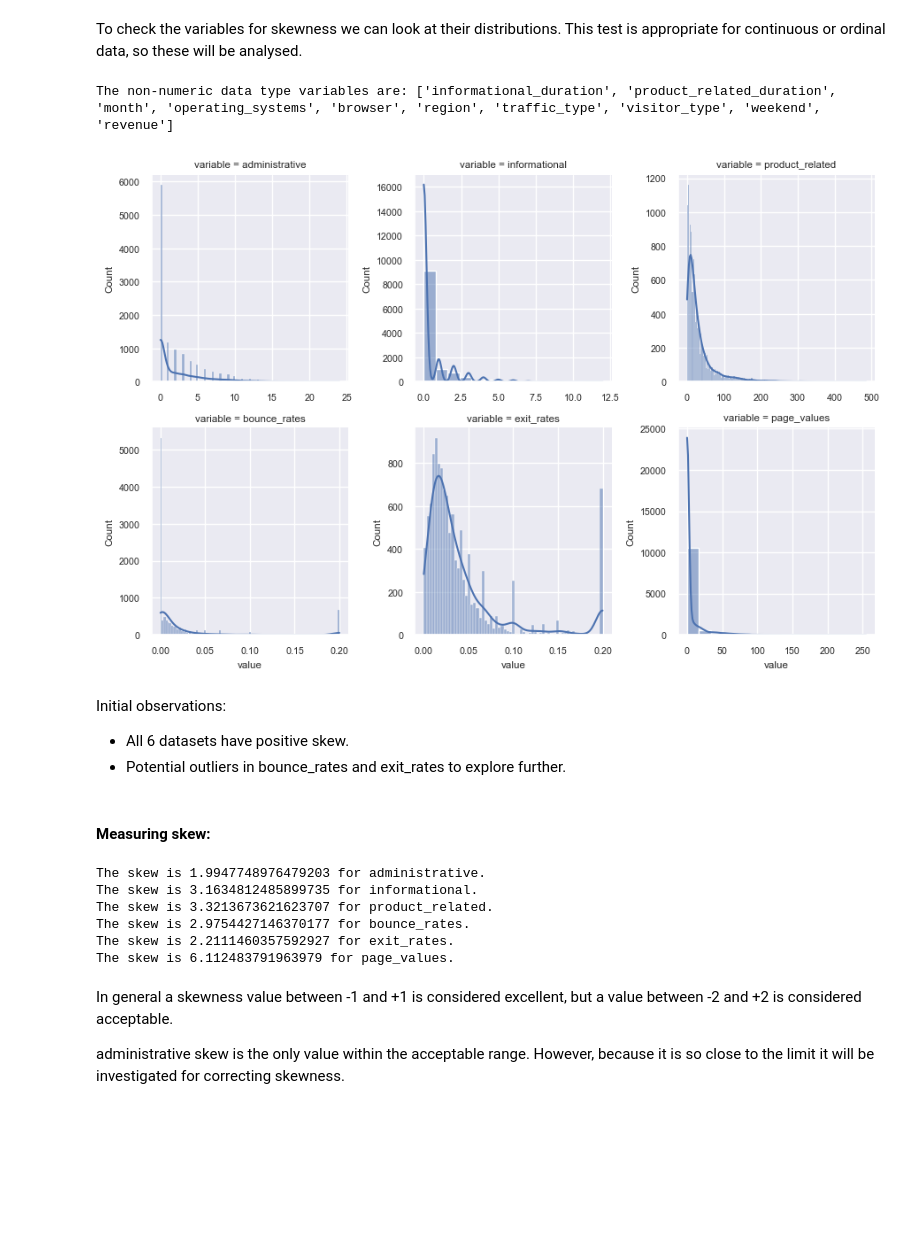
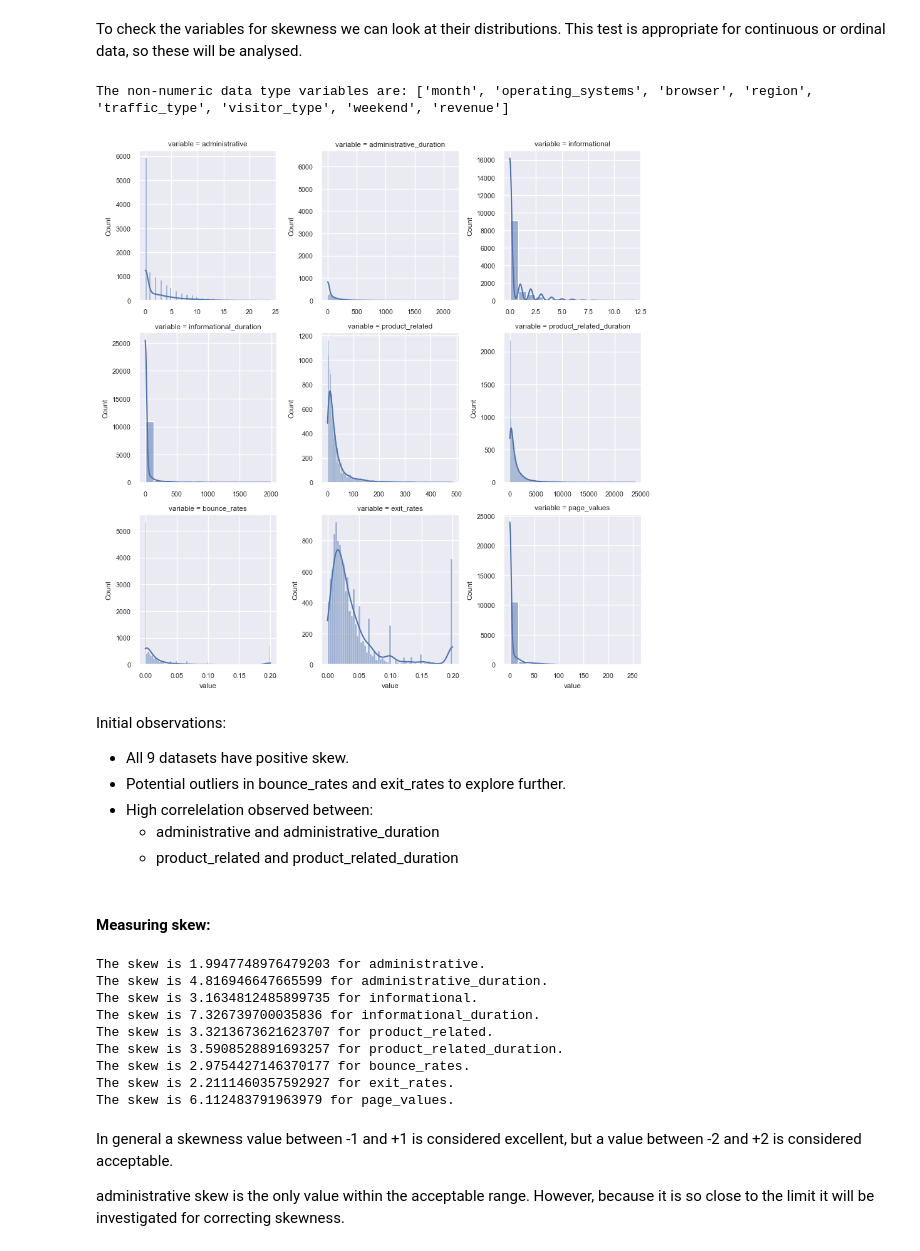
Before and after one commit to Chills00/exploratory-data-analysis---online-shopping-in-retail917, a Jupyter notebook: EDA_notebook.ipynb, the cells around one changed output. Drawn from its saved outputs; the diff is of its cells as text; code cells hidden in the pictures; blank space fills up the shorter version.

Commit message:
Changes timedelta data type to float and repeats null and skew analysis.

```diff
--- a/EDA_notebook.ipynb
+++ b/EDA_notebook.ipynb
@@ -350,6 +374,6 @@ df_plots.correlation('administrative_duration', 'revenue')
 # %%
 transform = DataFrameTransform(df_transformed)
-df_transformed = transform.drop_columns('administrative_duration')
+df_transformed = transform.impute_mode('administrative_duration')
 df_transformed.info()
 # %% [output]
 <class 'pandas.core.frame.DataFrame'>
@@ -691,27 +726,33 @@ import seaborn as sns
 To check the variables for skewness we can look at their distributions. This test is appropriate for continuous or ordinal data, so these will be analysed.
 # %%
 numeric_variables = ['administrative',
+                     'administrative_duration',
                      'informational',
+                     'informational_duration',
                      'product_related',
+                     'product_related_duration',
                      'bounce_rates',
                      'exit_rates',
                      'page_values'
                     ]
 
 categorical_features = [col for col in df_transformed.columns if col not in numeric_variables]
 sns.set(font_scale=0.7)
 f = pd.melt(df_transformed, value_vars=numeric_variables)
 g = sns.FacetGrid(f, col="variable",  col_wrap=3, sharex=False, sharey=False)
 g = g.map(sns.histplot, "value", kde=True)
 
 print(f'The non-numeric data type variables are: {categorical_features}')
 # %% [output]
-The non-numeric data type variables are: ['informational_duration', 'product_related_duration', 'month', 'operating_systems', 'browser', 'region', 'traffic_type', 'visitor_type', 'weekend', 'revenue']
+The non-numeric data type variables are: ['month', 'operating_systems', 'browser', 'region', 'traffic_type', 'visitor_type', 'weekend', 'revenue']
-[figure, old version]
+[figure, new version]
 # %% [markdown]
 Initial observations:
-- All 6 datasets have positive skew.
+- All 9 datasets have positive skew.
 - Potential outliers in bounce_rates and exit_rates to explore further.
+- High correlelation observed between:
+    - administrative and administrative_duration
+    - product_related and product_related_duration
 # %% [markdown]
 #### Measuring skew:
 # %%
@@ -719,8 +760,11 @@ for column in numeric_variables:
     print(f'The skew is {df_transformed[column].skew()} for {column}.')
 # %% [output]
 The skew is 1.9947748976479203 for administrative.
+The skew is 4.816946647665599 for administrative_duration.
 The skew is 3.1634812485899735 for informational.
+The skew is 7.326739700035836 for informational_duration.
 The skew is 3.3213673621623707 for product_related.
+The skew is 3.5908528891693257 for product_related_duration.
 The skew is 2.9754427146370177 for bounce_rates.
 The skew is 2.2111460357592927 for exit_rates.
 The skew is 6.112483791963979 for page_values.
```
Also changed, not shown: parts of 83 cells of this notebook, 3 other files.
